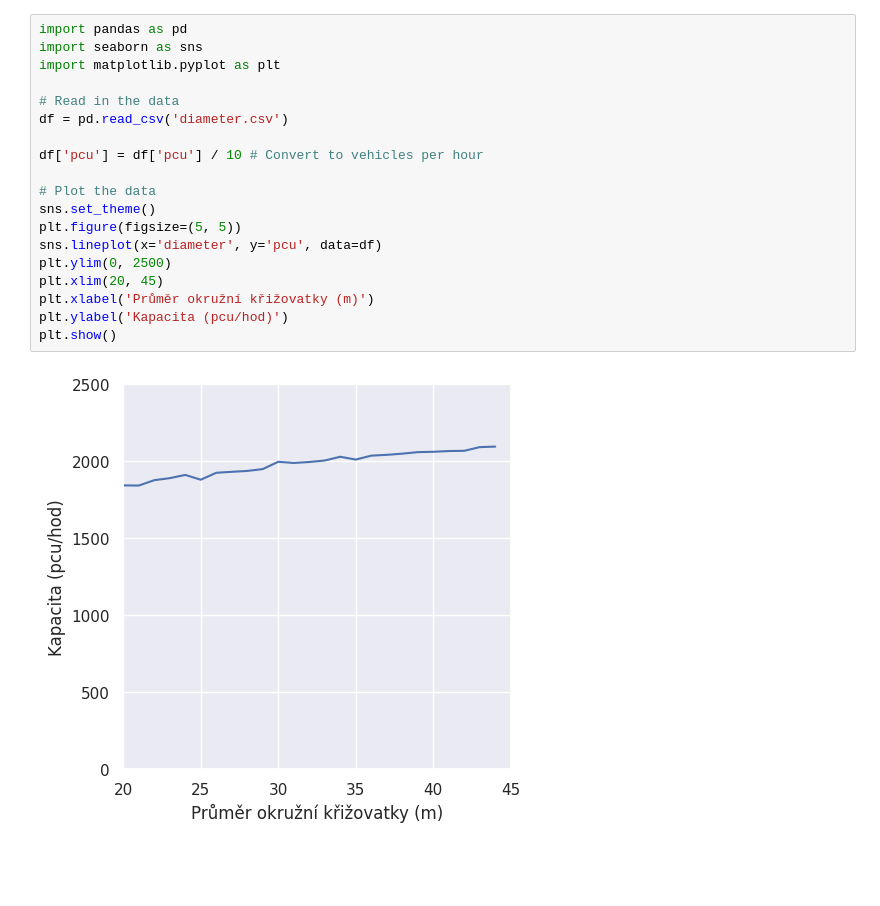
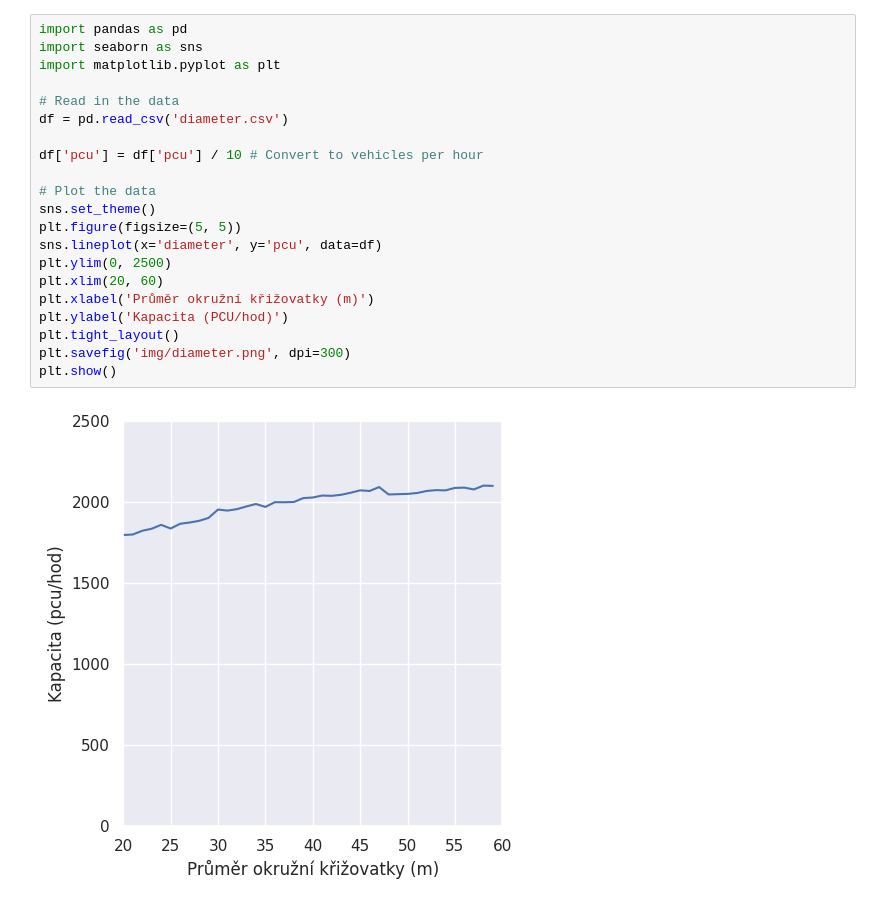
Before and after one commit to JosefKuchar/ims-project, a Jupyter notebook: visualise.ipynb, the cells around one changed output. Drawn from its saved outputs; the diff is of its cells as text; blank space fills up the shorter version.

```diff
--- a/visualise.ipynb
+++ b/visualise.ipynb
@@ -1,21 +1,23 @@
 # %%
 import pandas as pd
 import seaborn as sns
 import matplotlib.pyplot as plt
 
 # Read in the data
 df = pd.read_csv('diameter.csv')
 
 df['pcu'] = df['pcu'] / 10 # Convert to vehicles per hour
 
 # Plot the data
 sns.set_theme()
 plt.figure(figsize=(5, 5))
 sns.lineplot(x='diameter', y='pcu', data=df)
 plt.ylim(0, 2500)
-plt.xlim(20, 45)
+plt.xlim(20, 60)
 plt.xlabel('Průměr okružní křižovatky (m)')
-plt.ylabel('Kapacita (pcu/hod)')
+plt.ylabel('Kapacita (PCU/hod)')
+plt.tight_layout()
+plt.savefig('img/diameter.png', dpi=300)
 plt.show()
 # %% [output]
-[figure, old version]
+[figure, new version]
```
Also changed, not shown: parts of 1 cell of this notebook, 7 other files.
